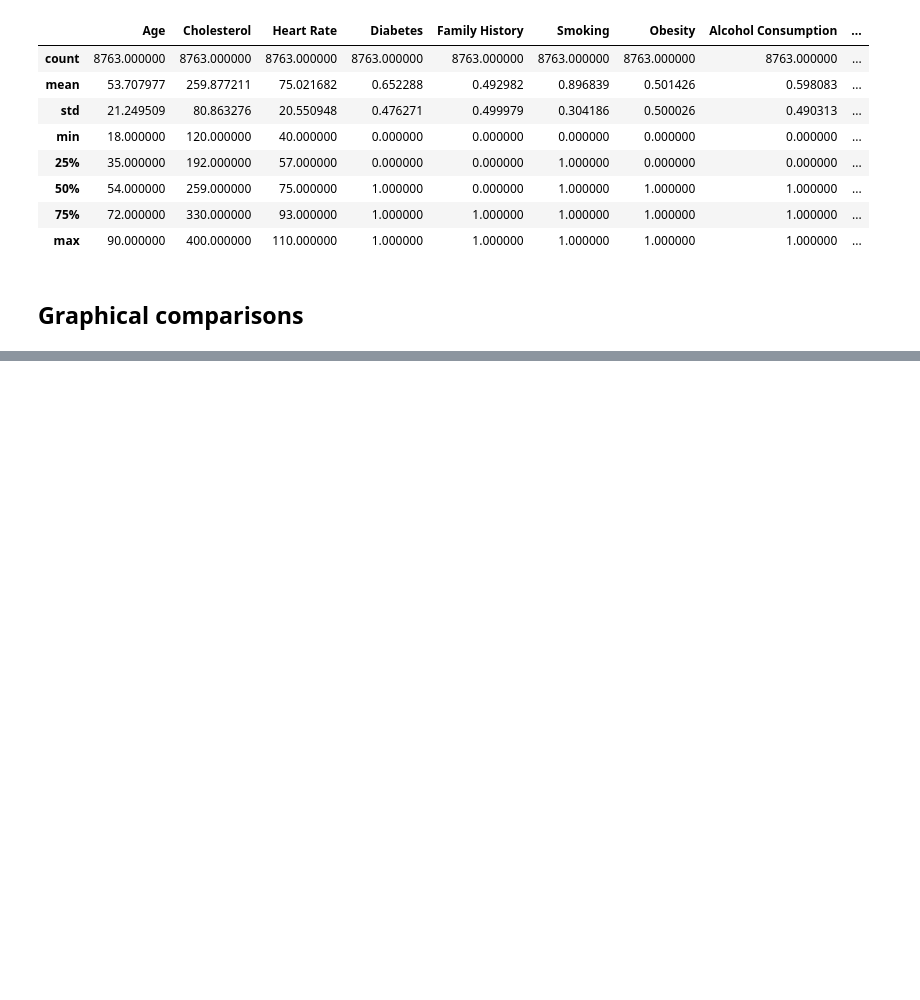
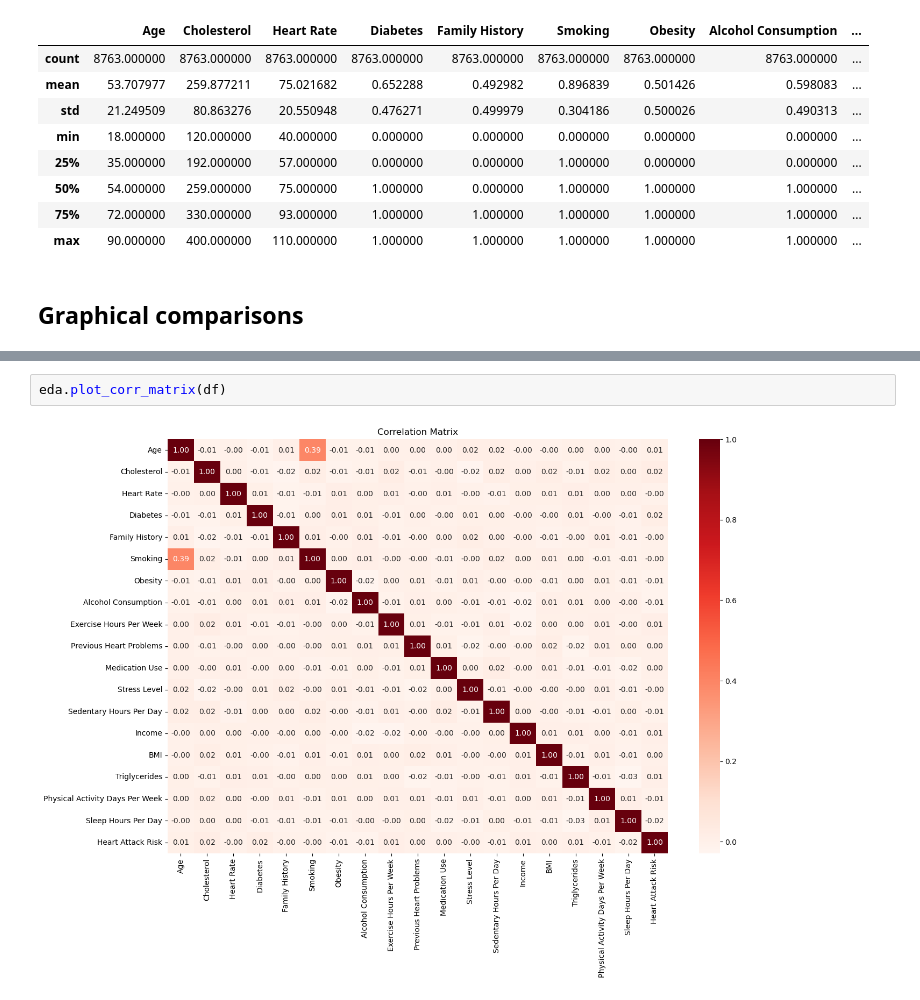
Before and after one commit to IsaacMS30/heart-attack-risk-detection, a Jupyter notebook: notebooks/1- data_exploration.ipynb, the cells around one changed output, grey strips where cells are left out. Drawn from its saved outputs; the diff is of its cells as text; blank space fills up the shorter version.

```diff
--- a/notebooks/1- data_exploration.ipynb
+++ b/notebooks/1- data_exploration.ipynb
@@ -178,0 +199,4 @@ df.describe()
+# %%
+eda.plot_corr_matrix(df)
+# %% [output]
+[figure, added]
```
Also changed, not shown: parts of 7 cells of this notebook, 1 other file.
